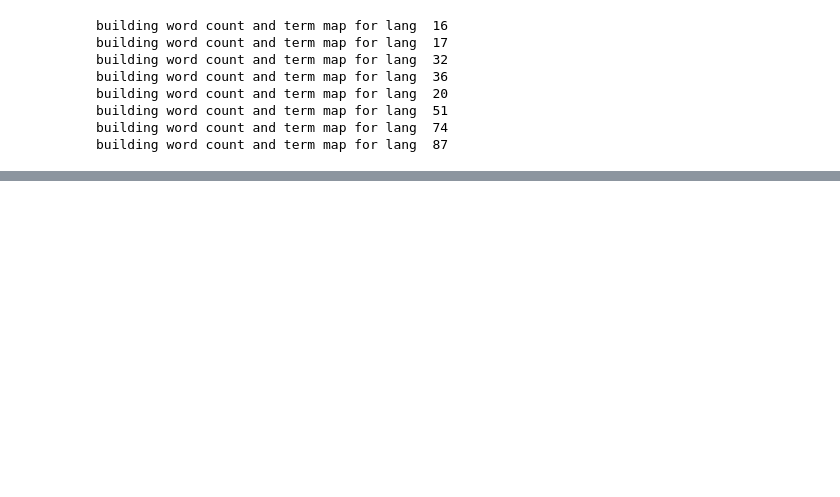
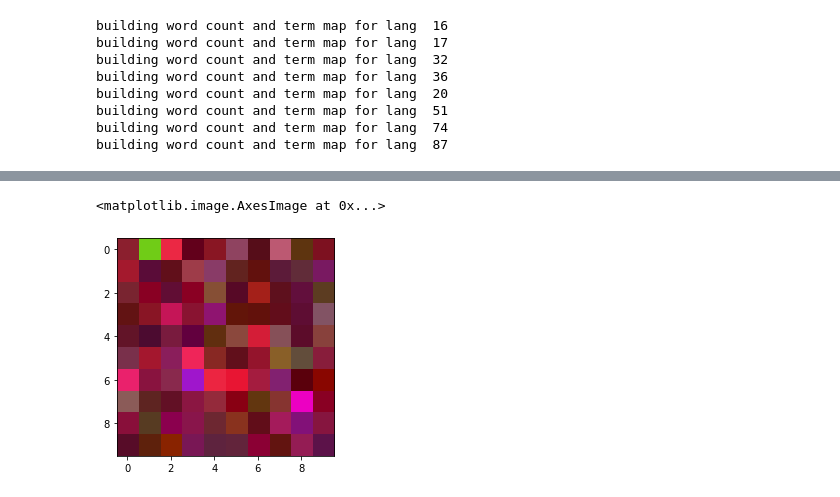
Before and after one commit to rsulli55/wcs-project-696h, a Jupyter notebook: simple_mle.ipynb, the cells around one changed output, grey strips where cells are left out. Saved outputs shown, nothing was run; the diff lists cells and outputs as text; code cells hidden in the pictures; blank space fills up the shorter version.

```diff
--- a/simple_mle.ipynb
+++ b/simple_mle.ipynb
@@ -261,0 +276,31 @@ all_langs_num_BCTs(word_counts)
+# %%
+# hist_r, _ = np.histogram(red, bins=256, range = (0,255),density=False)
+# hist_r = hist_r / sum(hist_r)
+red = np.array(red)
+hist_r, _ = np.histogram(red, bins=256, range = (0,1),density=False)
+hist_r = hist_r / sum(hist_r)
+
+green = np.array(green)
+hist_g, _ = np.histogram(green, bins=256, range = (0,1),density=False)
+hist_g = hist_g / sum(hist_g)
+
+hist_b, _ = np.histogram(blue, bins=360, range = (0,360),density=False)
+hist_b = hist_b / sum(hist_b)
+
+number_col = 100
+sample_r = np.random.choice(256, number_col, p=hist_r)/255
+sample_g = np.random.choice(256, number_col, p=hist_g)/255
+sample_b = np.random.choice(360, number_col, p=hist_b)
+# %%
+colors = np.zeros((number_col,1,3))
+colors[:,0,0] = sample_r
+colors[:,0,1] = sample_g
+colors[:,0,2] = sample_b
+# %%
+from matplotlib.colors import hsv_to_rgb
+colors = hsv_to_rgb(colors)
+colors = colors.astype(int)
+plt.imshow(colors.reshape(10,10,3))
+# %% [output]
+<matplotlib.image.AxesImage at 0x...>
+[figure, added]
```
Also changed, not shown: parts of 15 cells of this notebook.
